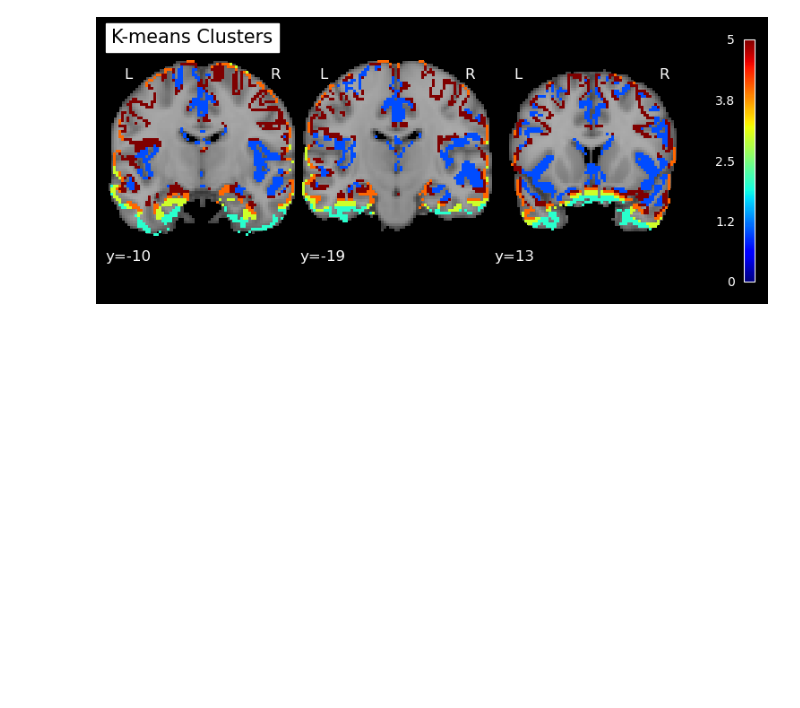
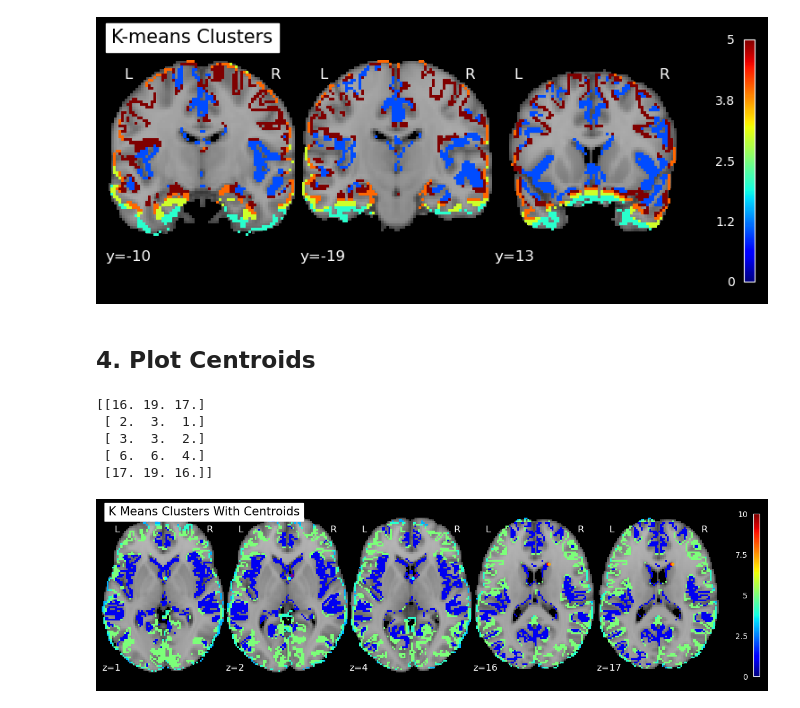
Before and after one commit to ZyLiao-0011/NSSP, a Jupyter notebook: NSSP-Project.ipynb, the cells around one changed output. Drawn from its saved outputs; the diff is of its cells as text; code cells hidden in the pictures; blank space fills up the shorter version.

```diff
--- a/NSSP-Project.ipynb
+++ b/NSSP-Project.ipynb
@@ -1032,3 +1032,29 @@ plot_stat_map(nib.Nifti1Image(kmeans_clustered, affine), bg_img=mni_mask, thresh
 <nilearn.plotting.displays._slicers.YSlicer at 0x...>
 [figure]
 [figure]
+# %% [markdown]
+## 4. Plot Centroids
+# %%
+centroids = np.zeros((5, 3))
+mask_x = np.where(slice_non_background)[0]
+mask_y = np.where(slice_non_background)[1]
+mask_z = np.where(slice_non_background)[2]
+for label_idx in range(5):
+    label_mask = (kmeans.labels_ == label_idx)
+    centroids[label_idx, :] = np.round([np.mean(label_mask * mask_x), np.mean(label_mask * mask_y), np.mean(label_mask * mask_z)])
+kmeans_clustered_flat = kmeans_clustered[slice_non_background]
+print(centroids)
+# %% [output]
+[[16. 19. 17.]
+ [ 2.  3.  1.]
+ [ 3.  3.  2.]
+ [ 6.  6.  4.]
+ [17. 19. 16.]]
+# %%
+display = plot_stat_map(nib.Nifti1Image(kmeans_clustered, affine), title="K Means Clusters With Centroids", bg_img=mni_mask, threshold=0,
+       cut_coords=(1, 2, 4, 16, 17), vmin=0, vmax=10, black_bg=True, display_mode='z', cmap='jet')
+colors = ['red', 'yellow', 'cyan', 'purple', 'orange']
+for centroid, color in zip(centroids, colors):
+    display.add_markers(marker_coords=[centroid], marker_color=color, marker_size=10)
+# %% [output]
+[figure, added]
```
